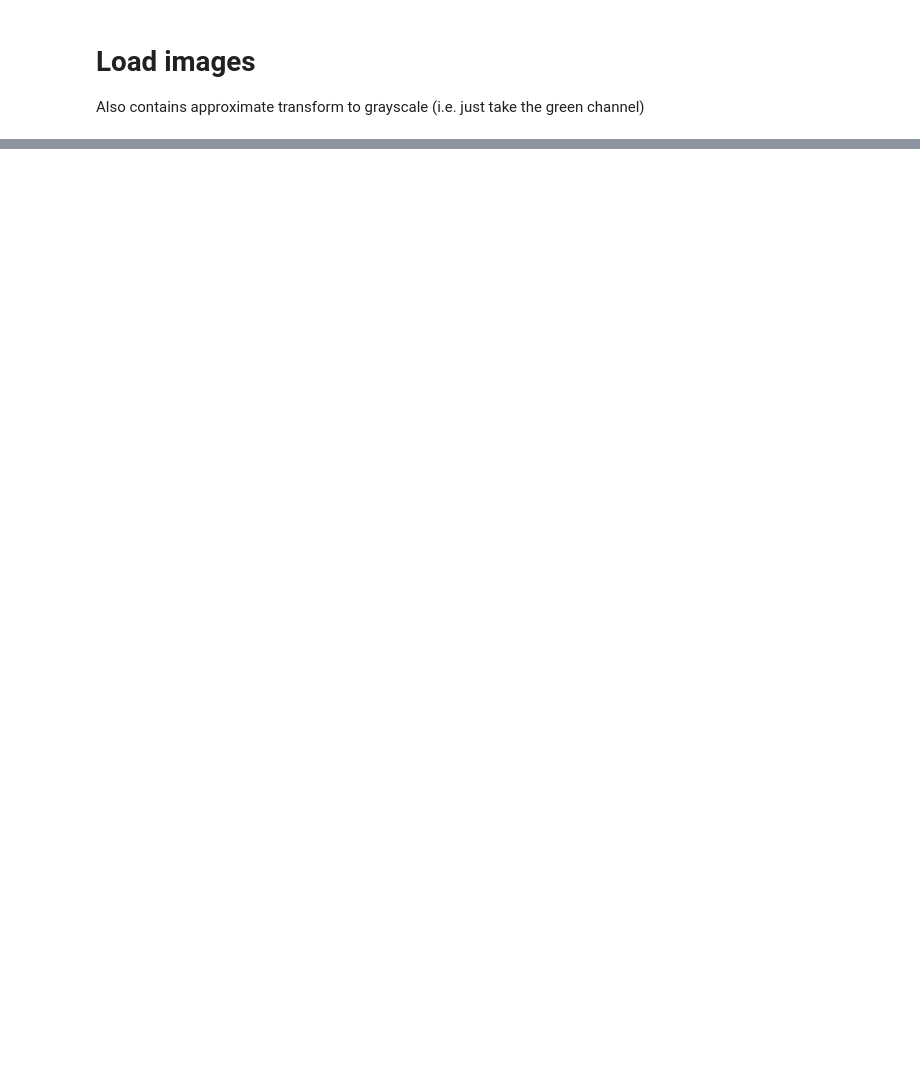
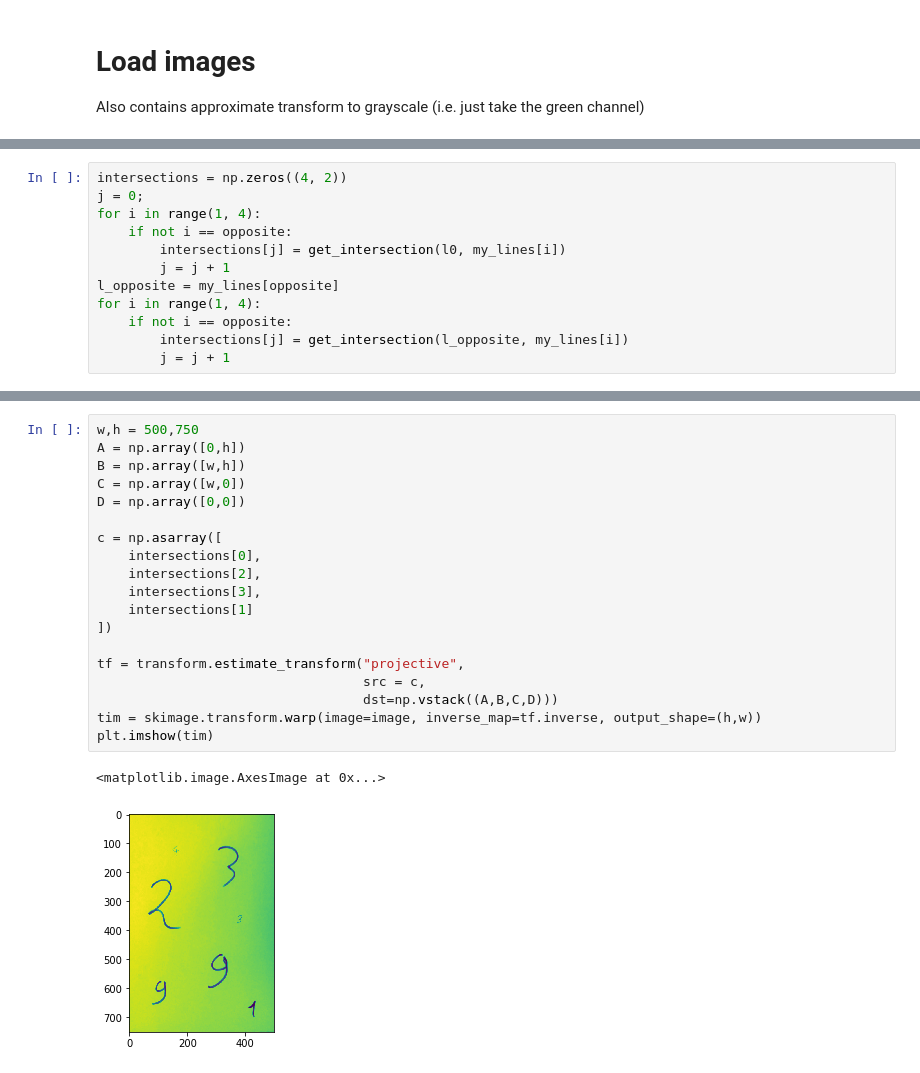
Before and after one commit to lord-blueberry/CompVis, a Jupyter notebook: Assignment1.ipynb, the cells around one changed output, grey strips where cells are left out. Cells and saved outputs as stored; diff of their text form; blank space fills up the shorter version.

```diff
--- a/Assignment1.ipynb
+++ b/Assignment1.ipynb
@@ -78,0 +107,12 @@ ax0.plot([p0[0],p2[0]],[p0[1],p2[1]], scalex=False, scaley=False)
+# %%
+intersections = np.zeros((4, 2))
+j = 0;
+for i in range(1, 4):
+    if not i == opposite:
+        intersections[j] = get_intersection(l0, my_lines[i])
+        j = j + 1
+l_opposite = my_lines[opposite]
+for i in range(1, 4):
+    if not i == opposite:
+        intersections[j] = get_intersection(l_opposite, my_lines[i])
+        j = j + 1
@@ -78,0 +127,22 @@ ax0.plot([p0[0],p2[0]],[p0[1],p2[1]], scalex=False, scaley=False)
+# %%
+w,h = 500,750
+A = np.array([0,h])
+B = np.array([w,h])
+C = np.array([w,0])
+D = np.array([0,0])
+
+c = np.asarray([
+    intersections[0],
+    intersections[2],
+    intersections[3],
+    intersections[1]
+])
+
+tf = transform.estimate_transform("projective",
+                                  src = c,
+                                  dst=np.vstack((A,B,C,D)))
+tim = skimage.transform.warp(image=image, inverse_map=tf.inverse, output_shape=(h,w))
+plt.imshow(tim)
+# %% [output]
+<matplotlib.image.AxesImage at 0x...>
+[figure, added]
```
Also changed, not shown: parts of 18 cells of this notebook, 3 other files.
